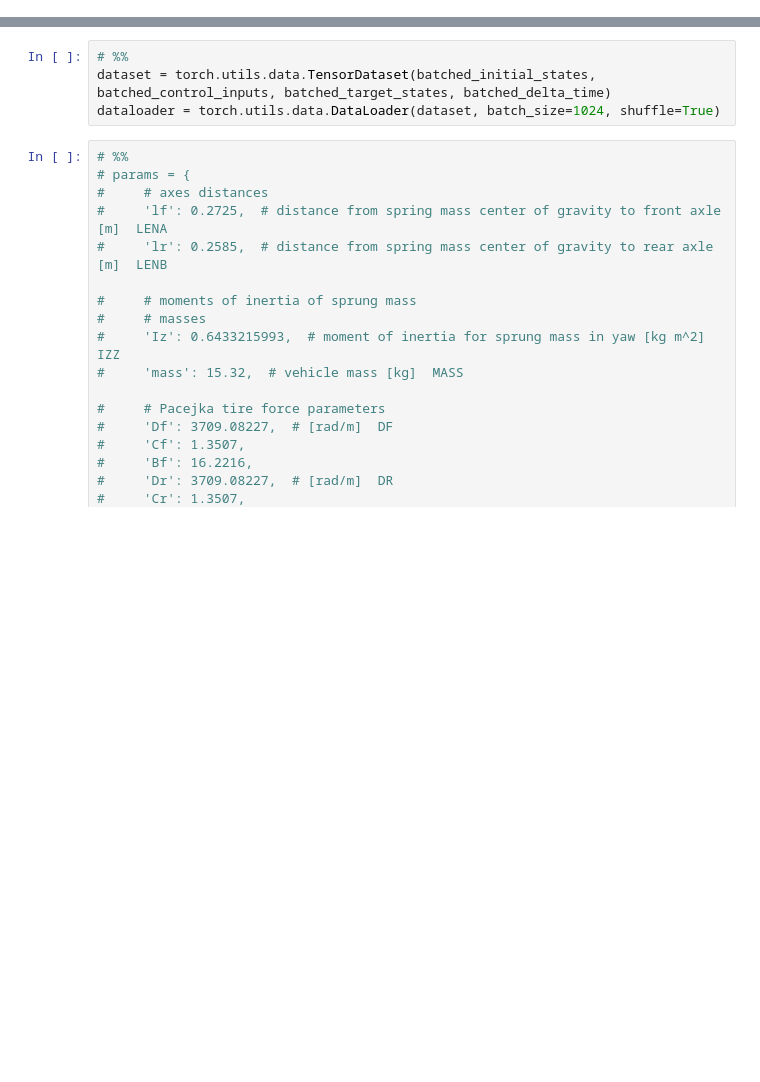
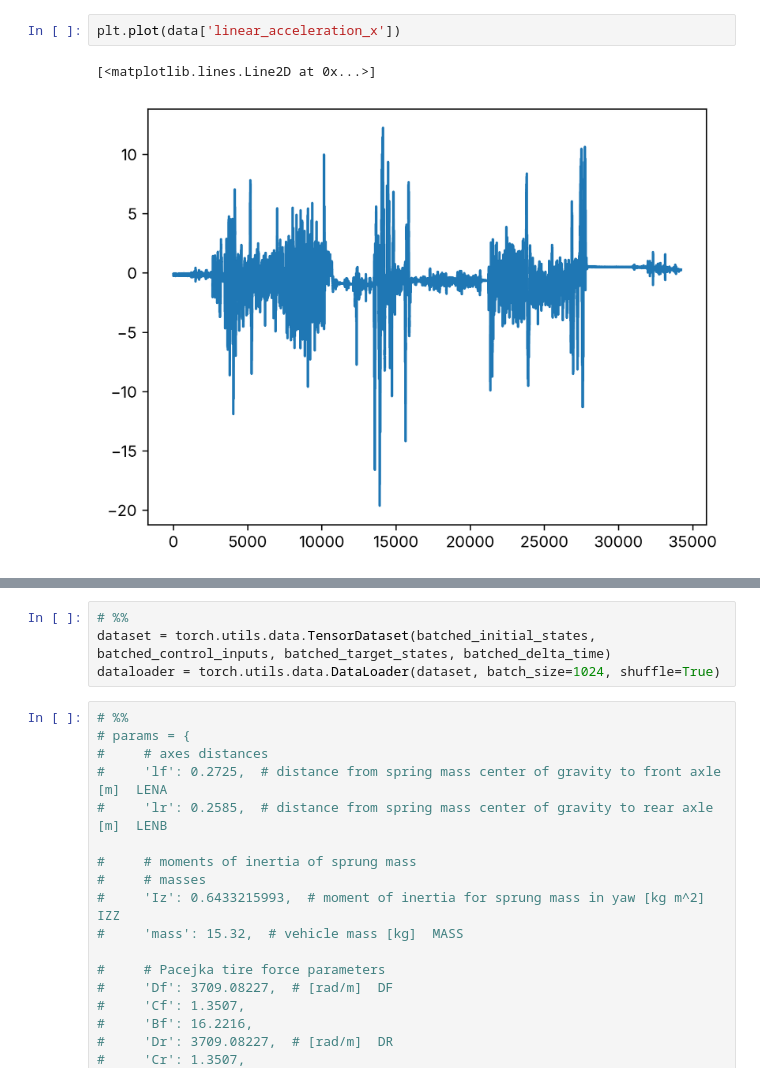
Before and after one commit to nandantumu/PIT, a Jupyter notebook: bin/ModelFitting.ipynb, the cells around one changed output, grey strips where cells are left out. Drawn from its saved outputs; the diff is of its cells as text; blank space fills up the shorter version.

```diff
--- a/bin/ModelFitting.ipynb
+++ b/bin/ModelFitting.ipynb
@@ -69,3 +69,8 @@ torch.Size([601])
+# %%
+plt.plot(data['linear_acceleration_x'])
+# %% [output]
+[<matplotlib.lines.Line2D at 0x...>]
+[figure, added]
 # %%
 # Plot each tensor
 fig, axs = plt.subplots(6, 2, figsize=(15, 20))
```
Also changed, not shown: parts of 8 cells of this notebook, 7 other files.
